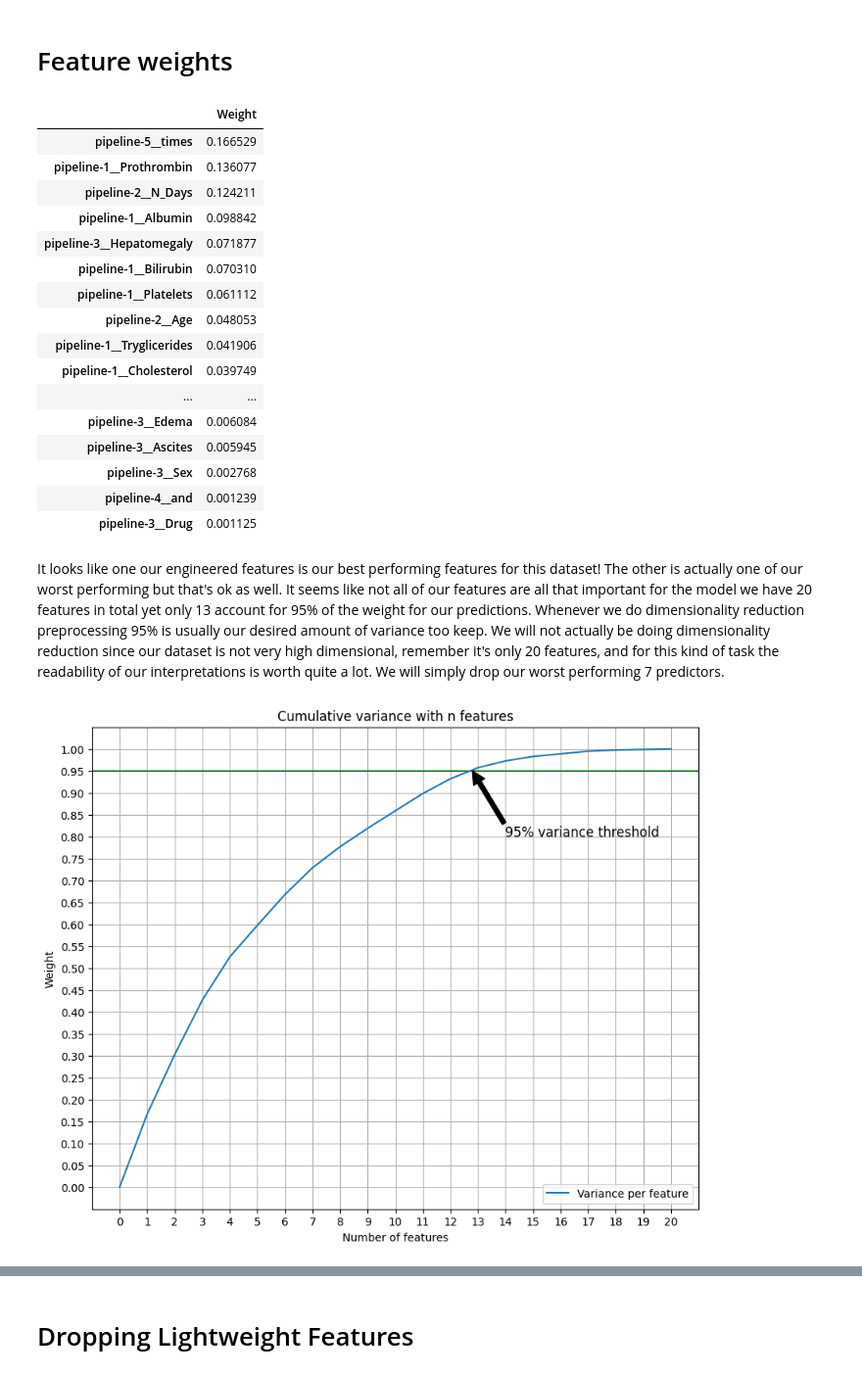
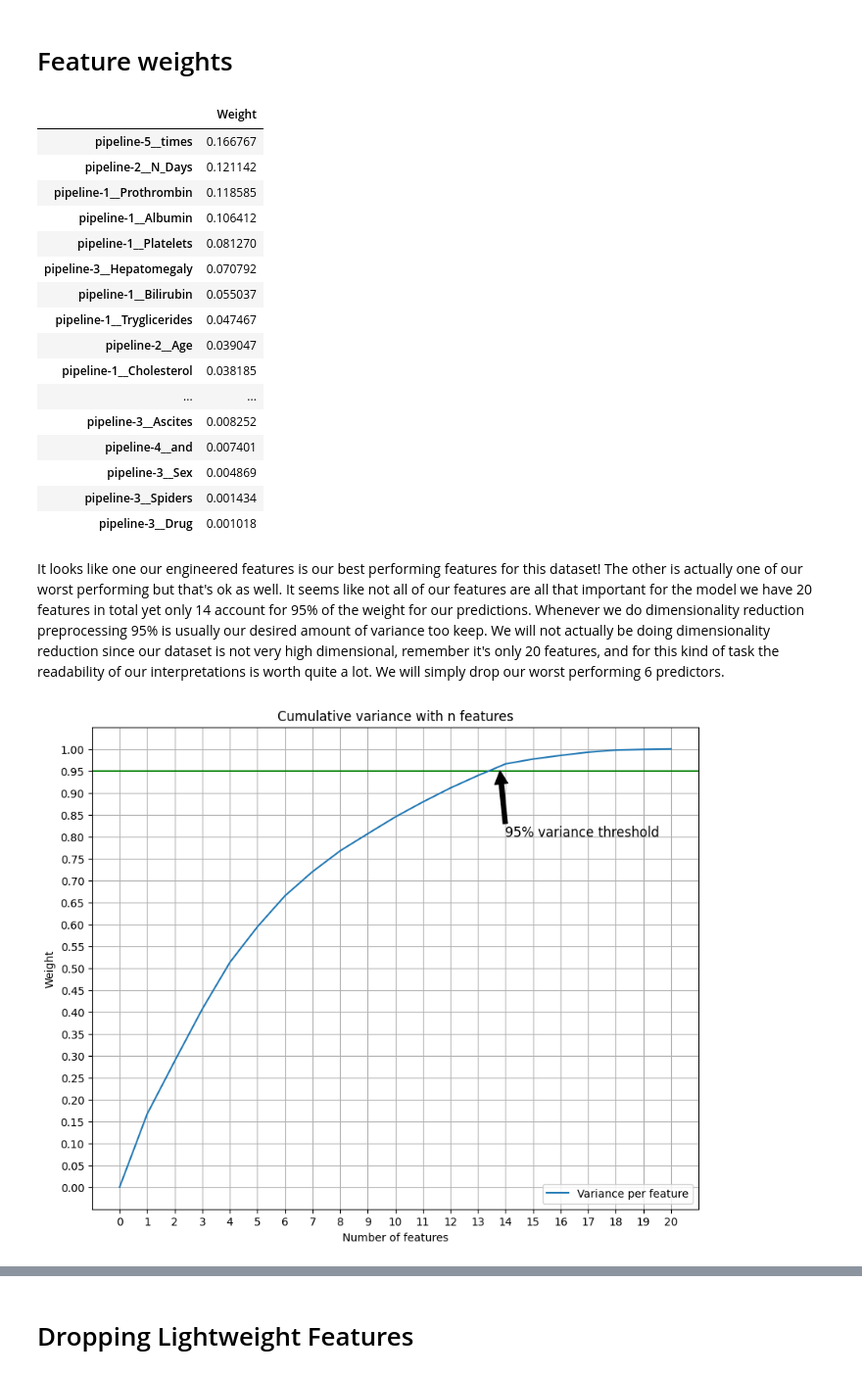
Before and after one commit to Kauboimausu/cirrhosis-analysis, a Jupyter notebook: cirrhosis.ipynb, the cells around one changed output, grey strips where cells are left out. Shown at 98% size. Cells and saved outputs as stored; diff of their text form; code cells hidden in the pictures.

```diff
--- a/cirrhosis.ipynb
+++ b/cirrhosis.ipynb
@@ -228,0 +227,11 @@ We have to define our own function to create our new features
+# %%
+# this is to make sure our categories are encoded correctly
+category_encodings = {
+    "Drug": ["Placebo", "D-penicillamine"],
+    "Sex": ["F", "M"],
+    "Ascites": ["N", "Y"],
+    "Hepatomegaly": ["N", "Y"],
+    "Spiders": ["N", "Y"],
+    "Edema": ["N", "S", "Y"],
+    "Status": ["C", "CL", "D"]
+}
@@ -233,10 +244,11 @@ def column_and(X):
 def and_name(function_transformer, feature_names_in):
     return ["and"] # feature names out
 
-def and_pipeline():
+def and_pipeline(features):
+    encodings = [category_encodings[feature] for feature in features]
     return make_pipeline(
         SimpleImputer(strategy="most_frequent"),
-        OrdinalEncoder(),
+        OrdinalEncoder(categories=encodings),
         FunctionTransformer(column_and, feature_names_out=and_name)
     )
 # %%
@@ -265,16 +277,19 @@ normal_pipeline = make_pipeline(
     StandardScaler()
 )
 
-categorical_pipeline = make_pipeline(
-    SimpleImputer(strategy="most_frequent"),
-    OrdinalEncoder()
-)
+def categorical_pipeline(features):
+    encodings = [category_encodings[feature] for feature in features]
+    return make_pipeline(
+        SimpleImputer(strategy="most_frequent"),
+        OrdinalEncoder(categories=encodings)
+    )
 # %%
+categorical = list(X_train.select_dtypes(object).columns)
 preprocessing = make_column_transformer(
     (log_pipeline, log_features),
     (normal_pipeline, normal_features),
-    (categorical_pipeline, make_column_selector(dtype_include=object)),
-    (and_pipeline(), ["Ascites", "Edema"]),
+    (categorical_pipeline(categorical), categorical),
+    (and_pipeline(["Ascites", "Edema"]), ["Ascites", "Edema"]),
     (times_pipeline(), ["Albumin", "Platelets"]),
     remainder="passthrough"
 )
@@ -364,44 +379,44 @@ importance_table.sort_values(by="Weight", ascending=False, inplace=True)
 importance_table
 # %% [output]
 |  | Weight |
-| pipeline-5__times | 0.166529 |
-| pipeline-1__Prothrombin | 0.136077 |
-| pipeline-2__N_Days | 0.124211 |
-| pipeline-1__Albumin | 0.098842 |
-| pipeline-3__Hepatomegaly | 0.071877 |
-| pipeline-1__Bilirubin | 0.070310 |
-| pipeline-1__Platelets | 0.061112 |
-| pipeline-2__Age | 0.048053 |
-| pipeline-1__Tryglicerides | 0.041906 |
-| pipeline-1__Cholesterol | 0.039749 |
+| pipeline-5__times | 0.166767 |
+| pipeline-2__N_Days | 0.121142 |
+| pipeline-1__Prothrombin | 0.118585 |
+| pipeline-1__Albumin | 0.106412 |
+| pipeline-1__Platelets | 0.081270 |
+| pipeline-3__Hepatomegaly | 0.070792 |
+| pipeline-1__Bilirubin | 0.055037 |
+| pipeline-1__Tryglicerides | 0.047467 |
+| pipeline-2__Age | 0.039047 |
+| pipeline-1__Cholesterol | 0.038185 |
 | ... | ... |
-| pipeline-3__Edema | 0.006084 |
-| pipeline-3__Ascites | 0.005945 |
-| pipeline-3__Sex | 0.002768 |
-| pipeline-4__and | 0.001239 |
-| pipeline-3__Drug | 0.001125 |
+| pipeline-3__Ascites | 0.008252 |
+| pipeline-4__and | 0.007401 |
+| pipeline-3__Sex | 0.004869 |
+| pipeline-3__Spiders | 0.001434 |
+| pipeline-3__Drug | 0.001018 |
 # %% [markdown]
 It looks like one our engineered features is our best performing features for this dataset! The other is actually one of our worst performing but that's ok as well.
-It seems like not all of our features are all that important for the model we have 20 features in total yet only 13 account for 95% of the weight for our predictions.
-Whenever we do dimensionality reduction preprocessing 95% is usually our desired amount of variance too keep. We will not actually be doing dimensionality reduction since our dataset is not very high dimensional, remember it's only 20 features, and for this kind of task the readability of our interpretations is worth quite a lot. We will simply drop our worst performing 7 predictors.
+It seems like not all of our features are all that important for the model we have 20 features in total yet only 14 account for 95% of the weight for our predictions.
+Whenever we do dimensionality reduction preprocessing 95% is usually our desired amount of variance too keep. We will not actually be doing dimensionality reduction since our dataset is not very high dimensional, remember it's only 20 features, and for this kind of task the readability of our interpretations is worth quite a lot. We will simply drop our worst performing 6 predictors.
 # %%
 y_vals = list(range(len(importance_table)+1))
 importance_variance = np.add.accumulate(importance_table)
 importance_variance = np.append([0], importance_variance) # We need to shift our data 1 place to the right
 
 plt.figure(figsize=(10, 8))
 plt.title("Cumulative variance with n features")
 plt.axhline(y=0.95, color="g", linestyle="-")
 plt.plot(y_vals, importance_variance, label="Variance per feature")
 plt.legend(loc="lower right")
 plt.xticks(np.arange(len(importance_table)+1))
 plt.yticks(np.arange(0, 1.01, .05))
 plt.grid(True)
 plt.xlabel("Number of features")
 plt.ylabel("Weight")
-plt.annotate(text="95% variance threshold", xy=(12.8, 0.95), xytext=(14, .8),
+plt.annotate(text="95% variance threshold", xy=(13.8, 0.95), xytext=(14, .8),
              color="black", fontsize=12, arrowprops={"facecolor": "black"},
              wrap=True, ha="left")
 plt.show()
 # %% [output]
-[figure, old version]
+[figure, new version]
```
Also changed, not shown: parts of 37 cells of this notebook.
